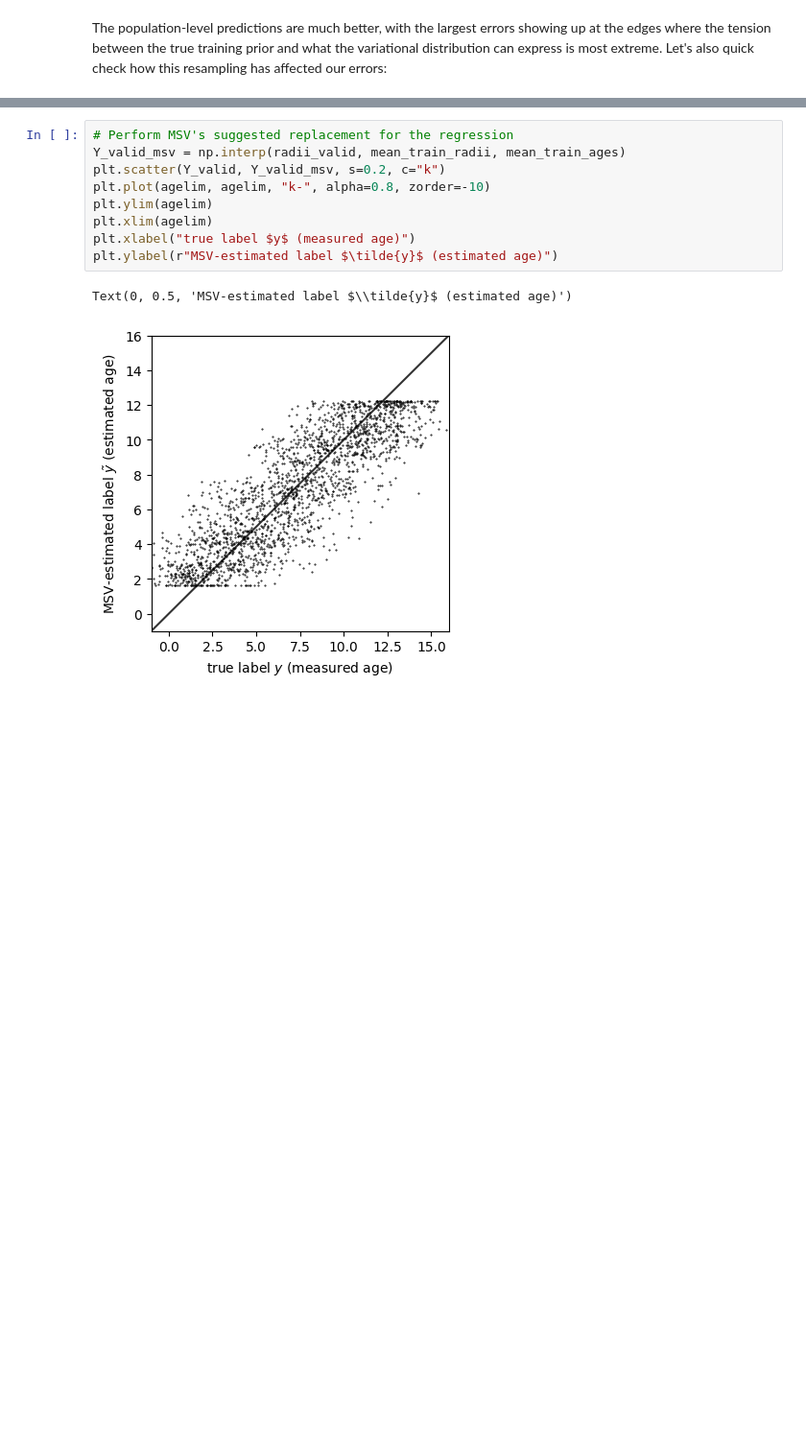
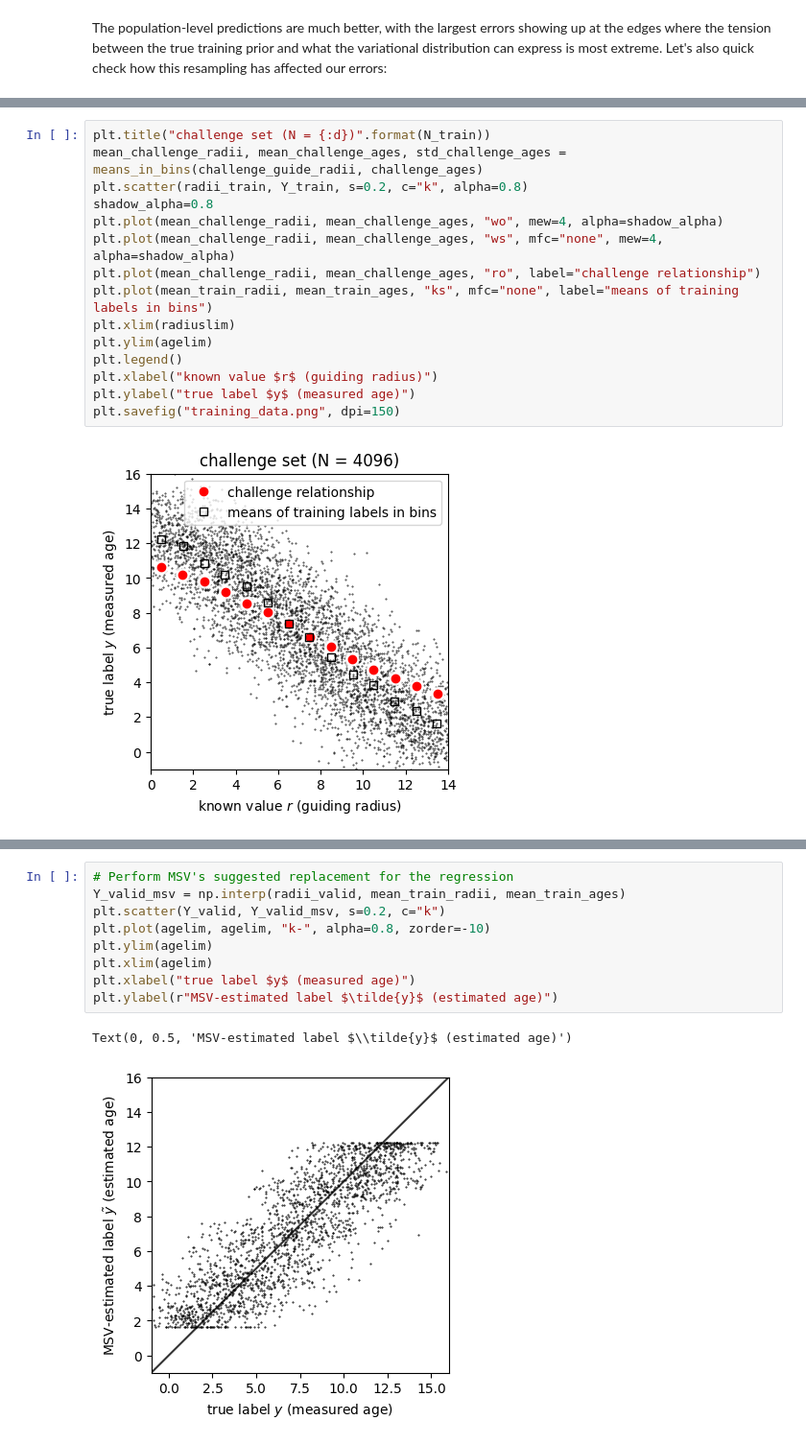
Before and after one commit to swagnercarena/BadForScience, a Jupyter notebook: notebooks/bias_in_regression_outputs.ipynb, the cells around one changed output, grey strips where cells are left out. Shown at 96% size. Saved outputs shown, nothing was run; the diff lists cells and outputs as text; blank space fills up the shorter version.

```diff
--- a/notebooks/bias_in_regression_outputs.ipynb
+++ b/notebooks/bias_in_regression_outputs.ipynb
@@ -366,0 +426,17 @@ Text(0, 0.5, 'regression-estimated label $\\hat{y}$ (estimated age)')
+# %%
+plt.title("challenge set (N = {:d})".format(N_train))
+mean_challenge_radii, mean_challenge_ages, std_challenge_ages = means_in_bins(challenge_guide_radii, challenge_ages)
+plt.scatter(radii_train, Y_train, s=0.2, c="k", alpha=0.8)
+shadow_alpha=0.8
+plt.plot(mean_challenge_radii, mean_challenge_ages, "wo", mew=4, alpha=shadow_alpha)
+plt.plot(mean_challenge_radii, mean_challenge_ages, "ws", mfc="none", mew=4, alpha=shadow_alpha)
+plt.plot(mean_challenge_radii, mean_challenge_ages, "ro", label="challenge relationship")
+plt.plot(mean_train_radii, mean_train_ages, "ks", mfc="none", label="means of training labels in bins")
+plt.xlim(radiuslim)
+plt.ylim(agelim)
+plt.legend()
+plt.xlabel("known value $r$ (guiding radius)")
+plt.ylabel("true label $y$ (measured age)")
+plt.savefig("training_data.png", dpi=150)
+# %% [output]
+[figure, added]
```
Also changed, not shown: parts of 14 cells of this notebook.
